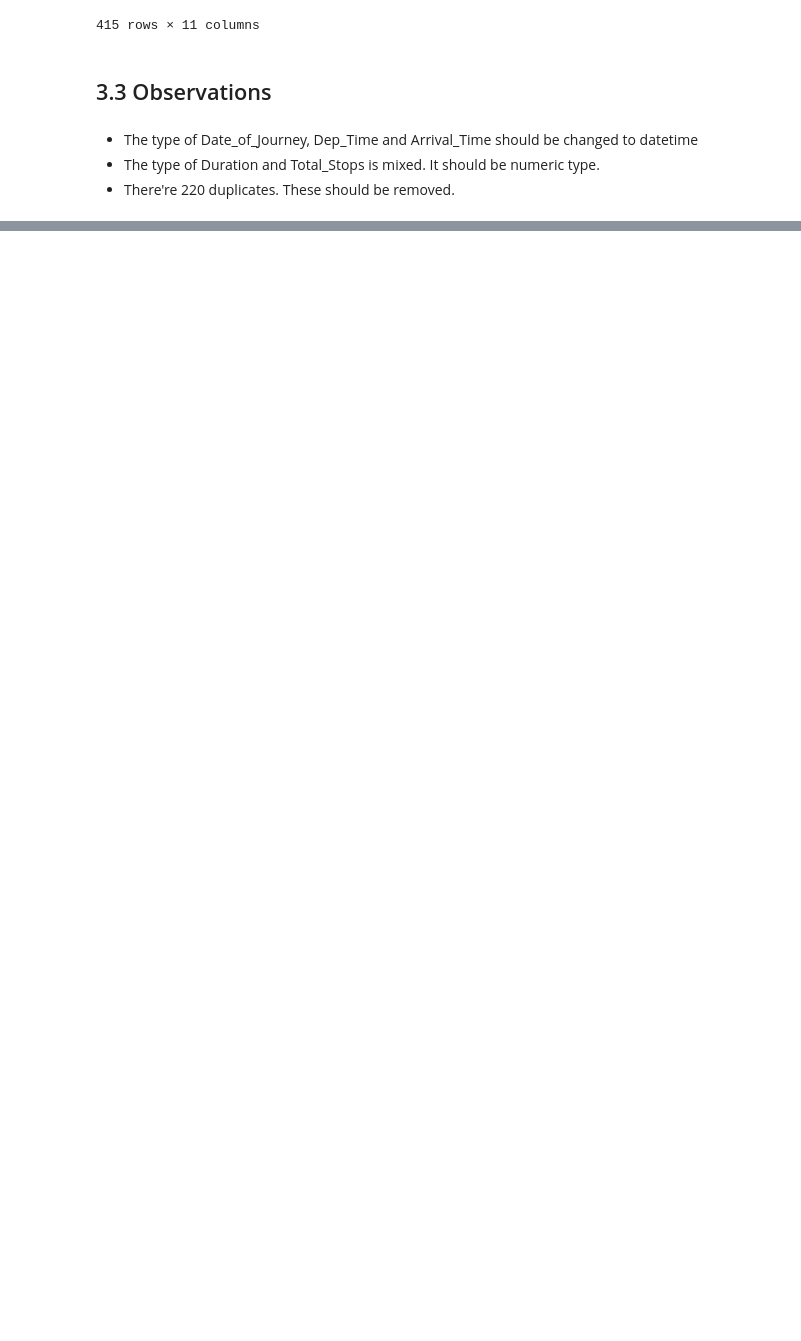
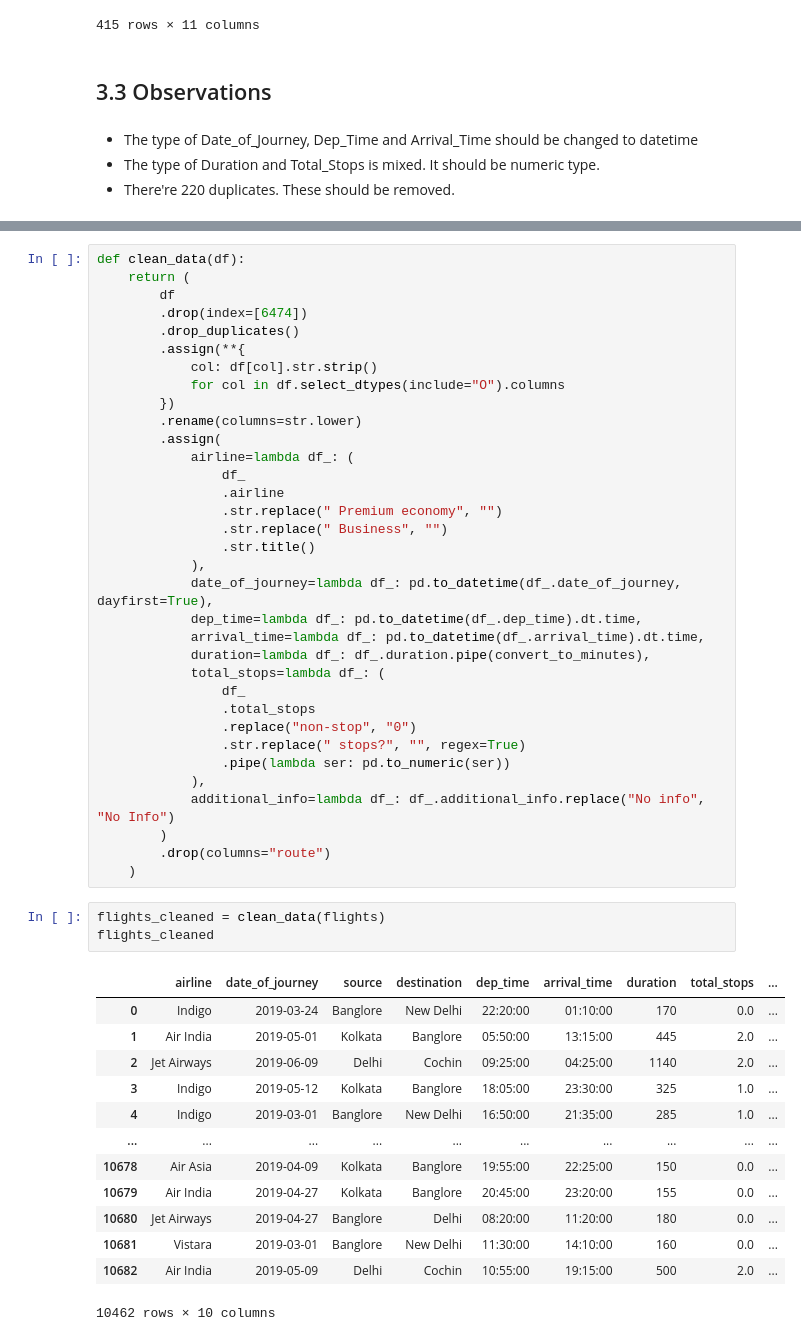
Before and after one commit to HarshNegi0927/flight-price-prediction, a Jupyter notebook: Notebook/DataCleaning.ipynb, the cells around one changed output, grey strips where cells are left out. Drawn from its saved outputs; the diff is of its cells as text; blank space fills up the shorter version.

Commit message:
Cleaning Step done

```diff
--- a/Notebook/DataCleaning.ipynb
+++ b/Notebook/DataCleaning.ipynb
@@ -127,0 +442,51 @@ np.int64(220)
+# %%
+def clean_data(df):
+	return (
+		df
+		.drop(index=[6474])
+		.drop_duplicates()
+		.assign(**{
+			col: df[col].str.strip()
+			for col in df.select_dtypes(include="O").columns
+		})
+		.rename(columns=str.lower)
+		.assign(
+			airline=lambda df_: (
+				df_
+				.airline
+				.str.replace(" Premium economy", "")
+				.str.replace(" Business", "")
+				.str.title()
+			),
+			date_of_journey=lambda df_: pd.to_datetime(df_.date_of_journey, dayfirst=True),
+			dep_time=lambda df_: pd.to_datetime(df_.dep_time).dt.time,
+			arrival_time=lambda df_: pd.to_datetime(df_.arrival_time).dt.time,
+			duration=lambda df_: df_.duration.pipe(convert_to_minutes),
+			total_stops=lambda df_: (
+				df_
+				.total_stops
+				.replace("non-stop", "0")
+				.str.replace(" stops?", "", regex=True)
+				.pipe(lambda ser: pd.to_numeric(ser))
+			),
+			additional_info=lambda df_: df_.additional_info.replace("No info", "No Info")
+		)
+		.drop(columns="route")
+	)
+# %%
+flights_cleaned = clean_data(flights)
+flights_cleaned
+# %% [output]
+|  | airline | date_of_journey | source | destination | dep_time | arrival_time | duration | total_stops | ... |
+| 0 | Indigo | 2019-03-24 | Banglore | New Delhi | 22:20:00 | 01:10:00 | 170 | 0.0 | ... |
+| 1 | Air India | 2019-05-01 | Kolkata | Banglore | 05:50:00 | 13:15:00 | 445 | 2.0 | ... |
+| 2 | Jet Airways | 2019-06-09 | Delhi | Cochin | 09:25:00 | 04:25:00 | 1140 | 2.0 | ... |
+| 3 | Indigo | 2019-05-12 | Kolkata | Banglore | 18:05:00 | 23:30:00 | 325 | 1.0 | ... |
+| 4 | Indigo | 2019-03-01 | Banglore | New Delhi | 16:50:00 | 21:35:00 | 285 | 1.0 | ... |
+| ... | ... | ... | ... | ... | ... | ... | ... | ... | ... |
+| 10678 | Air Asia | 2019-04-09 | Kolkata | Banglore | 19:55:00 | 22:25:00 | 150 | 0.0 | ... |
+| 10679 | Air India | 2019-04-27 | Kolkata | Banglore | 20:45:00 | 23:20:00 | 155 | 0.0 | ... |
+| 10680 | Jet Airways | 2019-04-27 | Banglore | Delhi | 08:20:00 | 11:20:00 | 180 | 0.0 | ... |
+| 10681 | Vistara | 2019-03-01 | Banglore | New Delhi | 11:30:00 | 14:10:00 | 160 | 0.0 | ... |
+| 10682 | Air India | 2019-05-09 | Delhi | Cochin | 10:55:00 | 19:15:00 | 500 | 2.0 | ... |
+10462 rows × 10 columns
```
Also changed, not shown: parts of 34 cells of this notebook, 1 other file.
